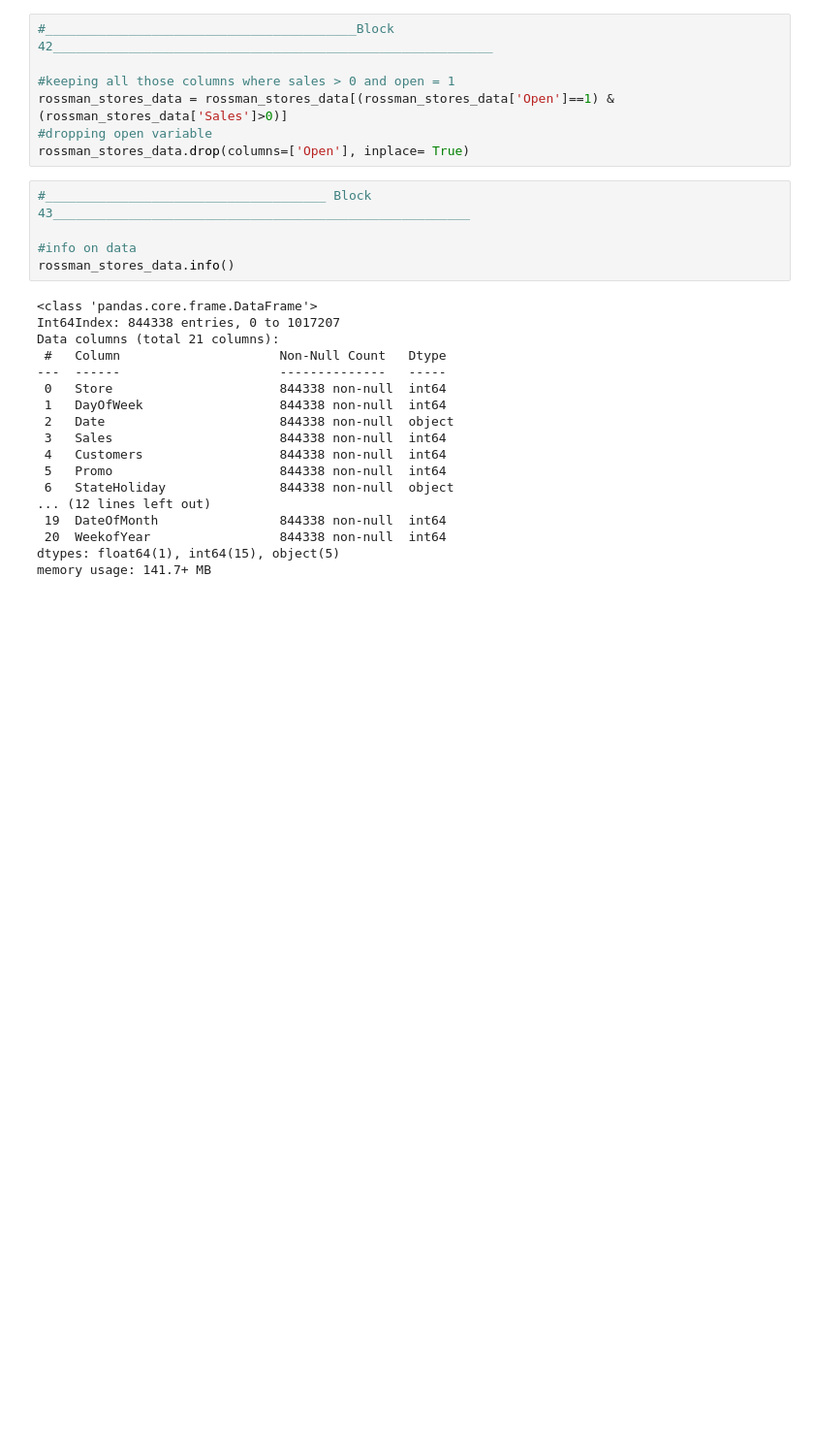
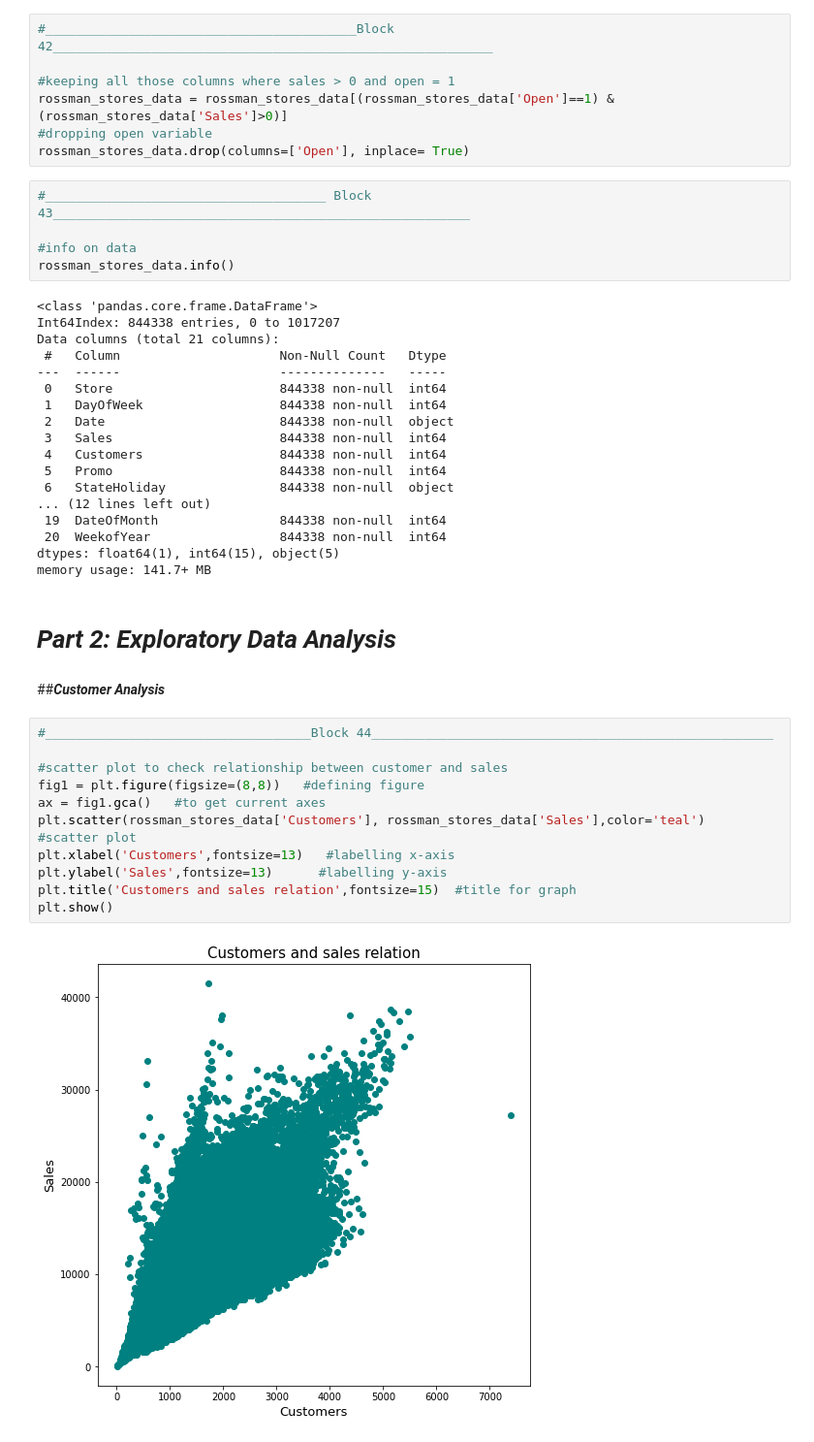
Before and after one commit to kiranmahara9600/Rossmann-Sales-Prediction, a Jupyter notebook: Rossmann_Sales_Prediction.ipynb, the cells around one changed output. Shown at 97% size. Cells and saved outputs as stored; diff of their text form; blank space fills up the shorter version.

```diff
--- a/Rossmann_Sales_Prediction.ipynb
+++ b/Rossmann_Sales_Prediction.ipynb
@@ -676,3 +676,20 @@ Data columns (total 21 columns):
  20  WeekofYear                 844338 non-null  int64
 dtypes: float64(1), int64(15), object(5)
 memory usage: 141.7+ MB
+# %% [markdown]
+# ***Part 2: Exploratory Data Analysis***
+# %% [markdown]
+##***Customer Analysis***
+# %%
+#___________________________________Block 44_____________________________________________________
+
+#scatter plot to check relationship between customer and sales
+fig1 = plt.figure(figsize=(8,8))   #defining figure
+ax = fig1.gca()   #to get current axes
+plt.scatter(rossman_stores_data['Customers'], rossman_stores_data['Sales'],color='teal')   #scatter plot
+plt.xlabel('Customers',fontsize=13)   #labelling x-axis
+plt.ylabel('Sales',fontsize=13)      #labelling y-axis
+plt.title('Customers and sales relation',fontsize=15)  #title for graph
+plt.show()
+# %% [output]
+[figure, added]
```
Also changed, not shown: parts of 15 cells of this notebook.
